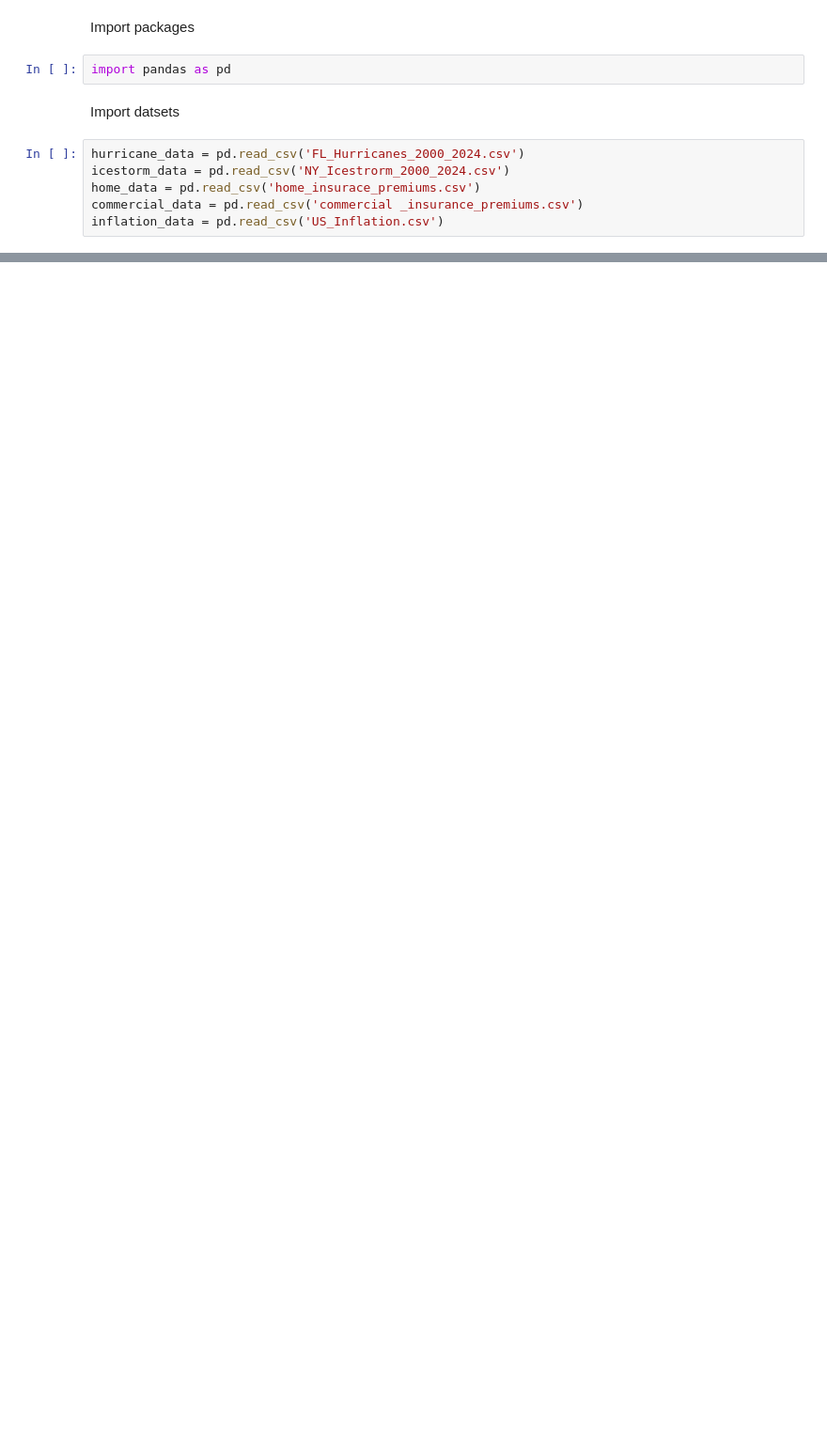
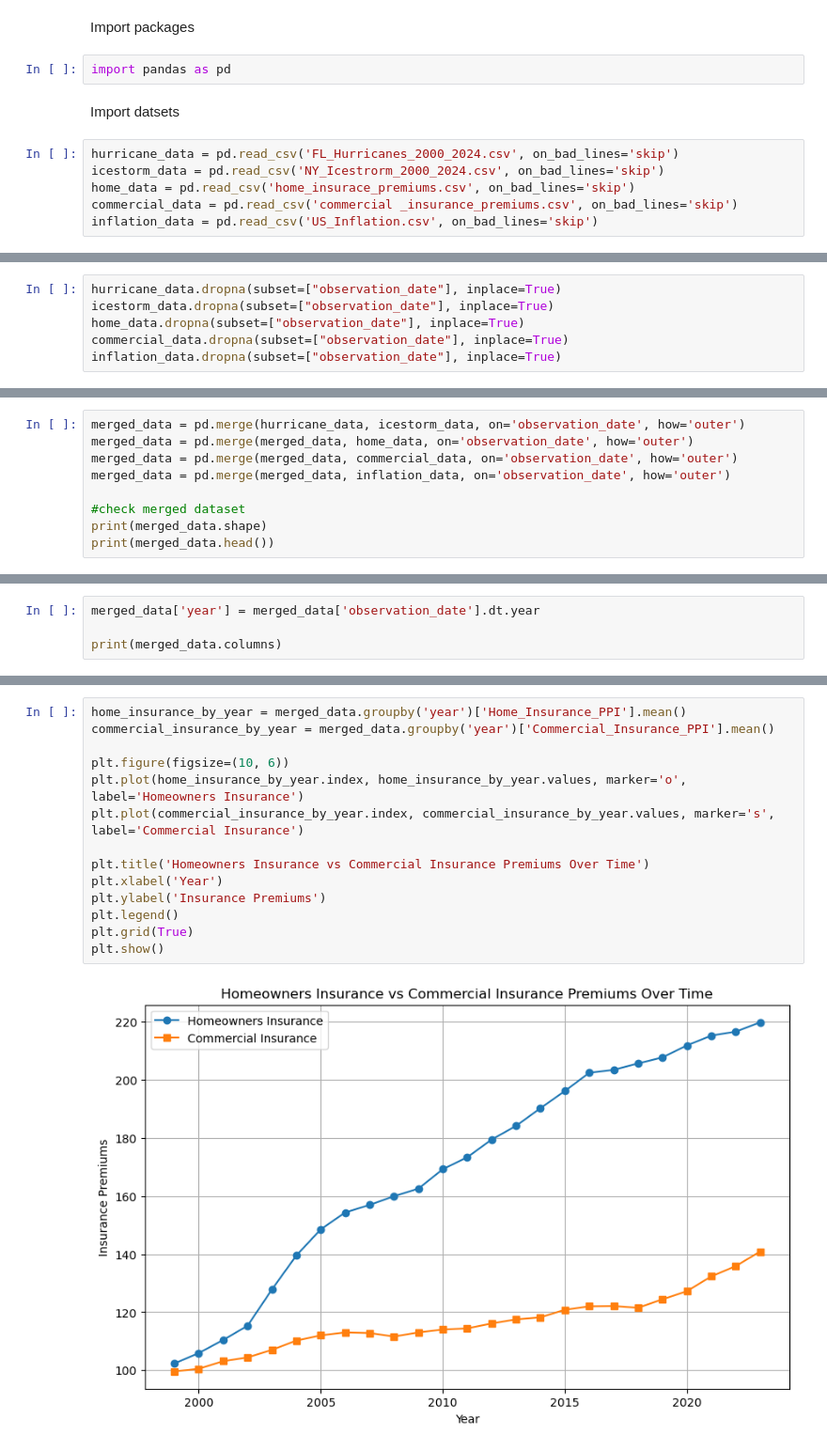
Before and after one commit to smille202/capstone, a Jupyter notebook: work/working_code.ipynb, the cells around one changed output, grey strips where cells are left out. Shown: that part at 94% size. Saved outputs shown, nothing was run; the diff lists cells and outputs as text; blank space fills up the shorter version.

```diff
--- a/work/working_code.ipynb
+++ b/work/working_code.ipynb
@@ -5,8 +5,8 @@ import pandas as pd
 # %% [markdown]
 Import datsets
 # %%
-hurricane_data = pd.read_csv('FL_Hurricanes_2000_2024.csv')
-icestorm_data = pd.read_csv('NY_Icestrorm_2000_2024.csv')
-home_data = pd.read_csv('home_insurace_premiums.csv')
-commercial_data = pd.read_csv('commercial _insurance_premiums.csv')
-inflation_data = pd.read_csv('US_Inflation.csv')
+hurricane_data = pd.read_csv('FL_Hurricanes_2000_2024.csv', on_bad_lines='skip')
+icestorm_data = pd.read_csv('NY_Icestrorm_2000_2024.csv', on_bad_lines='skip')
+home_data = pd.read_csv('home_insurace_premiums.csv', on_bad_lines='skip')
+commercial_data = pd.read_csv('commercial _insurance_premiums.csv', on_bad_lines='skip')
+inflation_data = pd.read_csv('US_Inflation.csv', on_bad_lines='skip')
@@ -14,0 +181,6 @@ FileNotFoundError: [Errno 2] No such file or directory: 'FL_Hurricanes_2000_2024
+# %%
+hurricane_data.dropna(subset=["observation_date"], inplace=True)
+icestorm_data.dropna(subset=["observation_date"], inplace=True)
+home_data.dropna(subset=["observation_date"], inplace=True)
+commercial_data.dropna(subset=["observation_date"], inplace=True)
+inflation_data.dropna(subset=["observation_date"], inplace=True)
@@ -14,0 +189,9 @@ FileNotFoundError: [Errno 2] No such file or directory: 'FL_Hurricanes_2000_2024
+# %%
+merged_data = pd.merge(hurricane_data, icestorm_data, on='observation_date', how='outer')
+merged_data = pd.merge(merged_data, home_data, on='observation_date', how='outer')
+merged_data = pd.merge(merged_data, commercial_data, on='observation_date', how='outer')
+merged_data = pd.merge(merged_data, inflation_data, on='observation_date', how='outer')
+
+#check merged dataset
+print(merged_data.shape)
+print(merged_data.head())
@@ -14,0 +218,4 @@ FileNotFoundError: [Errno 2] No such file or directory: 'FL_Hurricanes_2000_2024
+# %%
+merged_data['year'] = merged_data['observation_date'].dt.year
+
+print(merged_data.columns)
@@ -14,0 +284,16 @@ FileNotFoundError: [Errno 2] No such file or directory: 'FL_Hurricanes_2000_2024
+# %%
+home_insurance_by_year = merged_data.groupby('year')['Home_Insurance_PPI'].mean()
+commercial_insurance_by_year = merged_data.groupby('year')['Commercial_Insurance_PPI'].mean()
+
+plt.figure(figsize=(10, 6))
+plt.plot(home_insurance_by_year.index, home_insurance_by_year.values, marker='o', label='Homeowners Insurance')
+plt.plot(commercial_insurance_by_year.index, commercial_insurance_by_year.values, marker='s', label='Commercial Insurance')
+
+plt.title('Homeowners Insurance vs Commercial Insurance Premiums Over Time')
+plt.xlabel('Year')
+plt.ylabel('Insurance Premiums')
+plt.legend()
+plt.grid(True)
+plt.show()
+# %% [output]
+[figure, added]
```
Also changed, not shown: parts of 16 cells of this notebook, 1 other file.
